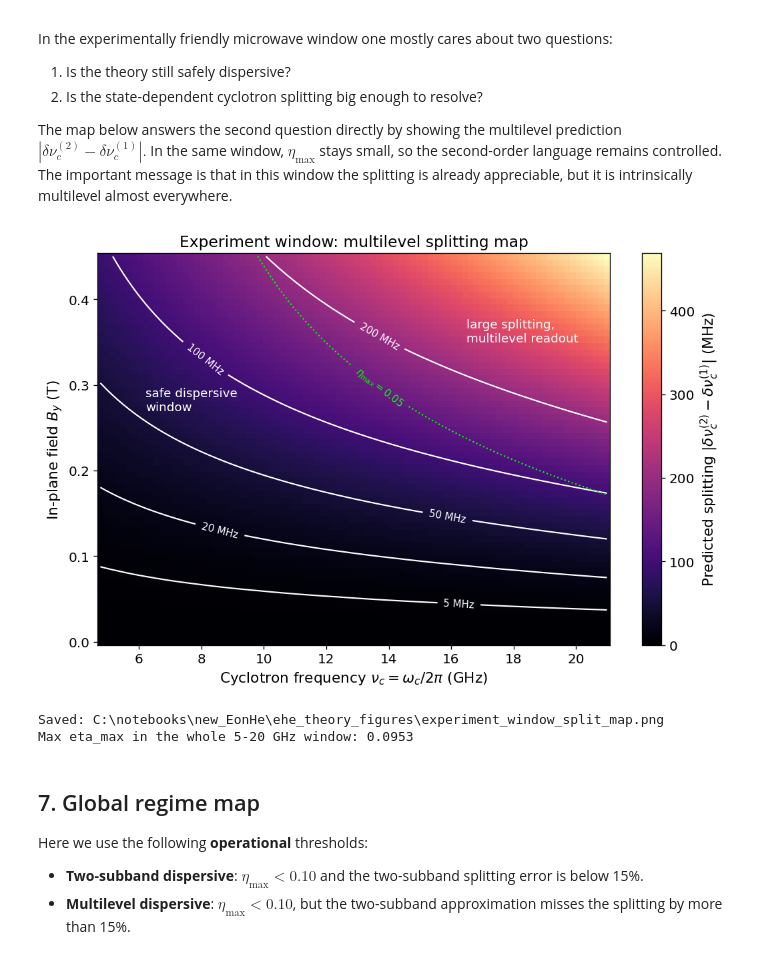
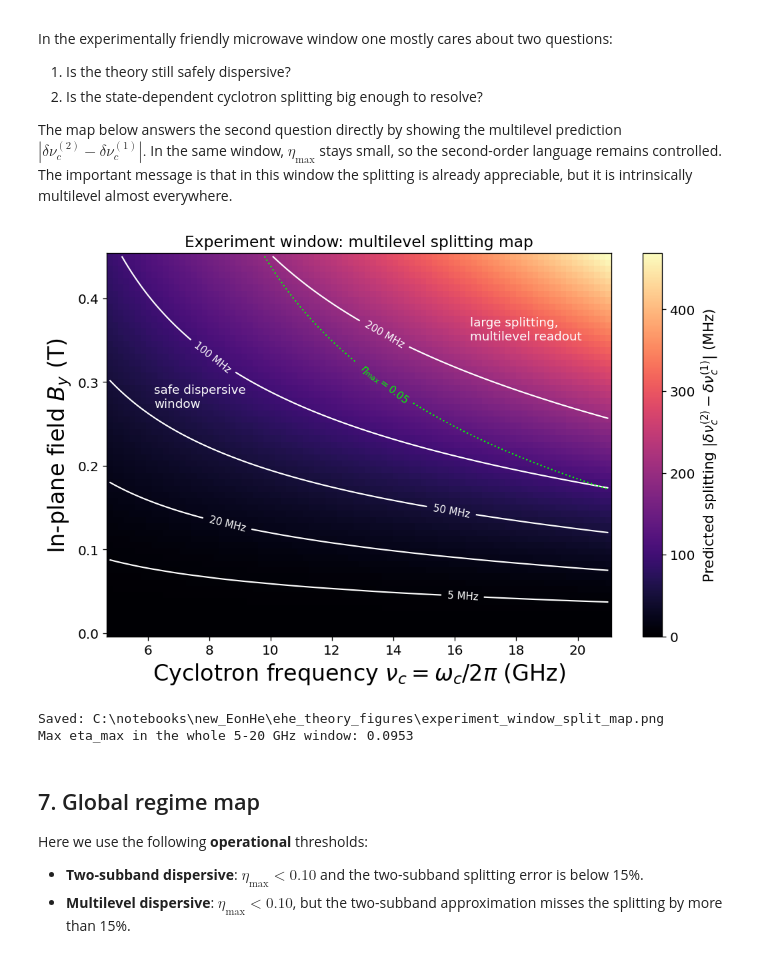
Before and after one commit to Kirill-Shulga/eonHe, a Jupyter notebook: ehe_multilevel_dispersive_theory_v2.ipynb, the cells around one changed output. Drawn from its saved outputs; the diff is of its cells as text; code cells hidden in the pictures.

```diff
--- a/ehe_multilevel_dispersive_theory_v2.ipynb
+++ b/ehe_multilevel_dispersive_theory_v2.ipynb
@@ -493,36 +493,36 @@ Bz_exp = np.linspace(0.17, 0.75, 90)   # about 4.8 to 21 GHz
 nu_exp = frequency_GHz(cyclotron_frequency(Bz_exp))
 
 split_exp, eta_exp = experiment_window_map(cfg, By_exp, Bz_exp)
 
 fig, ax = plt.subplots(figsize=(9.0, 6.0))
 pcm = ax.pcolormesh(nu_exp, By_exp, split_exp, shading="nearest", cmap="magma")
 cb = fig.colorbar(pcm, ax=ax)
 cb.set_label(r"Predicted splitting $|\delta\nu_c^{(2)}-\delta\nu_c^{(1)}|$ (MHz)")
 
 cont = ax.contour(nu_exp, By_exp, split_exp, levels=[5, 20, 50, 100, 200], colors="white", linewidths=1.3)
 ax.clabel(cont, fmt=lambda x: f"{int(x)} MHz", fontsize=9, inline=True)
 
 eta_cont = ax.contour(nu_exp, By_exp, eta_exp, levels=[0.05], colors="lime", linewidths=1.3, linestyles=":")
 ax.clabel(eta_cont, fmt={0.05: r"$\eta_{\max}=0.05$"}, fontsize=9)
 
-ax.set_xlabel(r"Cyclotron frequency $\nu_c=\omega_c/2\pi$ (GHz)")
-ax.set_ylabel(r"In-plane field $B_y$ (T)")
+ax.set_xlabel(r"Cyclotron frequency $\nu_c=\omega_c/2\pi$ (GHz)", fontsize=20)
+ax.set_ylabel(r"In-plane field $B_y$ (T)", fontsize=20)
 ax.set_title("Experiment window: multilevel splitting map")
 ax.text(6.2, 0.27, "safe dispersive\nwindow", color="white", fontsize=11)
 ax.text(16.5, 0.35, "large splitting,\nmultilevel readout", color="white", fontsize=11)
 
 plt.tight_layout()
 
 figure_dir = pathlib.Path.cwd() / "ehe_theory_figures"
 figure_dir.mkdir(parents=True, exist_ok=True)
 exp_map_path = figure_dir / "experiment_window_split_map.png"
 plt.savefig(exp_map_path, dpi=180, bbox_inches="tight")
 plt.show()
 
 print(f"Saved: {exp_map_path}")
 print(f"Max eta_max in the whole 5-20 GHz window: {eta_exp.max():.4f}")
 # %% [output]
-[figure, old version]
+[figure, new version]
 Saved: C:\notebooks\new_EonHe\ehe_theory_figures\experiment_window_split_map.png
 Max eta_max in the whole 5-20 GHz window: 0.0953
 # %% [markdown]
```
Also changed, not shown: parts of 10 cells of this notebook.
